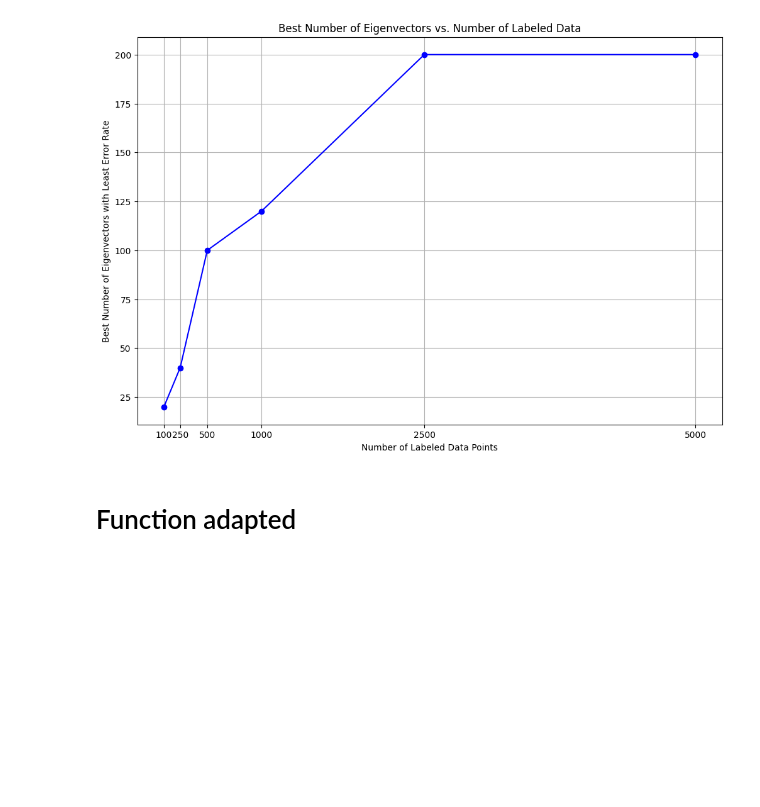
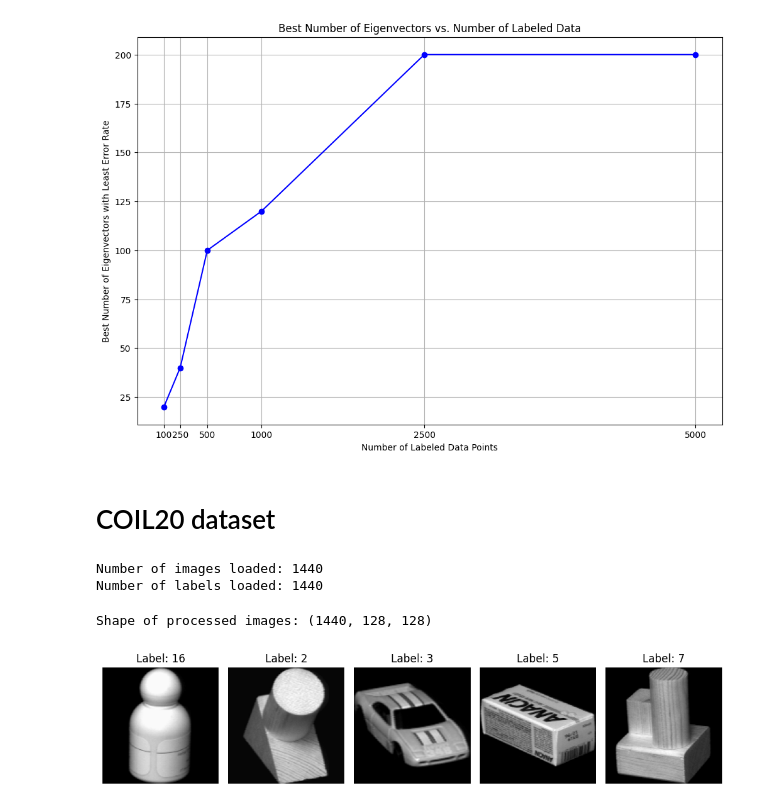
Before and after one commit to KkkelseyWen/HDP, a Jupyter notebook: eigenmap.ipynb, the cells around one changed output. Cells and saved outputs as stored; diff of their text form; code cells hidden in the pictures; blank space fills up the shorter version.

Commit message:
add second dataset

```diff
--- a/eigenmap.ipynb
+++ b/eigenmap.ipynb
@@ -265,7 +267,7 @@ def data_split(num_img, num_labeled, num_split):
     return labeled_indices, unlabeled_indices
 
 
-def cross_val_eigenfunc(L, labels, labeled_indices, unlabeled_indices, num_eigenvec):
+def cross_val_eigenfunc(L, labels, labeled_indices, unlabeled_indices, num_eigenvec, num_class=10):
     """
     Use cross-validation to find the optimal number of eigenvectors for embedding.
 
@@ -282,7 +284,7 @@ def cross_val_eigenfunc(L, labels, labeled_indices, unlabeled_indices, num_eigen
 
         # Nested Loop Over Each Cross-validation Split
         for split, (labeled, unlabeled) in enumerate(zip(labeled_indices, unlabeled_indices)):
-            classifiers = classifier_train(eigenvectors, labels, labeled)
+            classifiers = classifier_train(eigenvectors, labels, labeled, num_class)
             y_pred, y_score = classifier_evaluate(eigenvectors[unlabeled], classifiers)
             accuracy = acc(y_pred, labels[unlabeled])
             error_rate[index, split] = 1 - accuracy
@@ -451,6 +453,59 @@ plt.show()
 # %% [output]
 [figure]
 # %% [markdown]
-# Function adapted
+# COIL20 dataset
 # %%
-def function_exp()
+directory = "./dataset/"
+
+images = []
+labels = []
+
+for filename in os.listdir(directory):
+    if filename.endswith(".png"):
+        # Read the image
+        image = cv2.imread(os.path.join(directory, filename))
+
+        # Extract the label from the filename
+        label = int(filename.split("obj")[1].split("_")[0])
+
+        # Append the image and label to the respective lists
+        images.append(image)
+        labels.append(label)
+
+# Print the number of loaded images and labels
+print("Number of images loaded:", len(images))
+print("Number of labels loaded:", len(labels))
+# %% [output]
+Number of images loaded: 1440
+Number of labels loaded: 1440
+# %%
+processed_images = []
+
+for image in images:
+    # Convert the image from RGB to grayscale
+    grayscale_image = cv2.cvtColor(image, cv2.COLOR_RGB2GRAY)
+    processed_images.append(grayscale_image)
+
+processed_images = np.array(processed_images)
+
+# Print the shape of the processed images array
+print("Shape of processed images:", processed_images.shape)
+# %% [output]
+Shape of processed images: (1440, 128, 128)
+# %%
+fig, axes = plt.subplots(1, 5, figsize=(10, 3))
+
+for i in range(5):
+
+    image = processed_images[i]
+    label = labels[i]
+
+    axes[i].imshow(image, cmap='gray')
+    axes[i].set_title(f"Label: {label}")
+    axes[i].axis('off')
+
+
+plt.tight_layout()
+plt.show()
+# %% [output]
+[figure, added]
```
Also changed, not shown: parts of 19 cells of this notebook.
